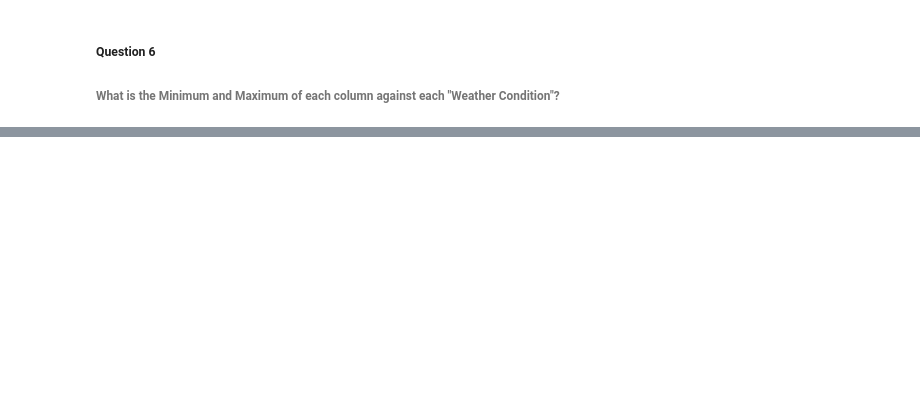
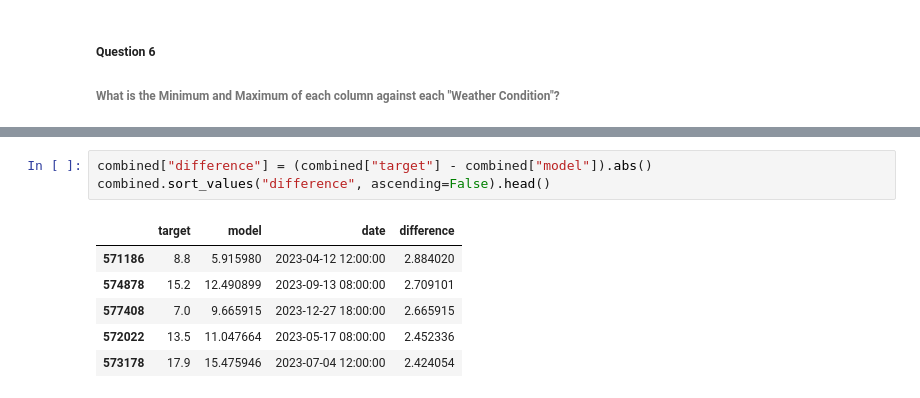
Before and after one commit to felipedds/weather-analysis, a Jupyter notebook: notebooks/analysis.ipynb, the cells around one changed output, grey strips where cells are left out. Saved outputs shown, nothing was run; the diff lists cells and outputs as text; blank space fills up the shorter version.

```diff
--- a/notebooks/analysis.ipynb
+++ b/notebooks/analysis.ipynb
@@ -242,0 +349,10 @@ data_interpolated.groupby("weather_condition").max()
+# %%
+combined["difference"] = (combined["target"] - combined["model"]).abs()
+combined.sort_values("difference", ascending=False).head()
+# %% [output]
+|  | target | model | date | difference |
+| 571186 | 8.8 | 5.915980 | 2023-04-12 12:00:00 | 2.884020 |
+| 574878 | 15.2 | 12.490899 | 2023-09-13 08:00:00 | 2.709101 |
+| 577408 | 7.0 | 9.665915 | 2023-12-27 18:00:00 | 2.665915 |
+| 572022 | 13.5 | 11.047664 | 2023-05-17 08:00:00 | 2.452336 |
+| 573178 | 17.9 | 15.475946 | 2023-07-04 12:00:00 | 2.424054 |
```
Also changed, not shown: parts of 14 cells of this notebook, 7 other files.
